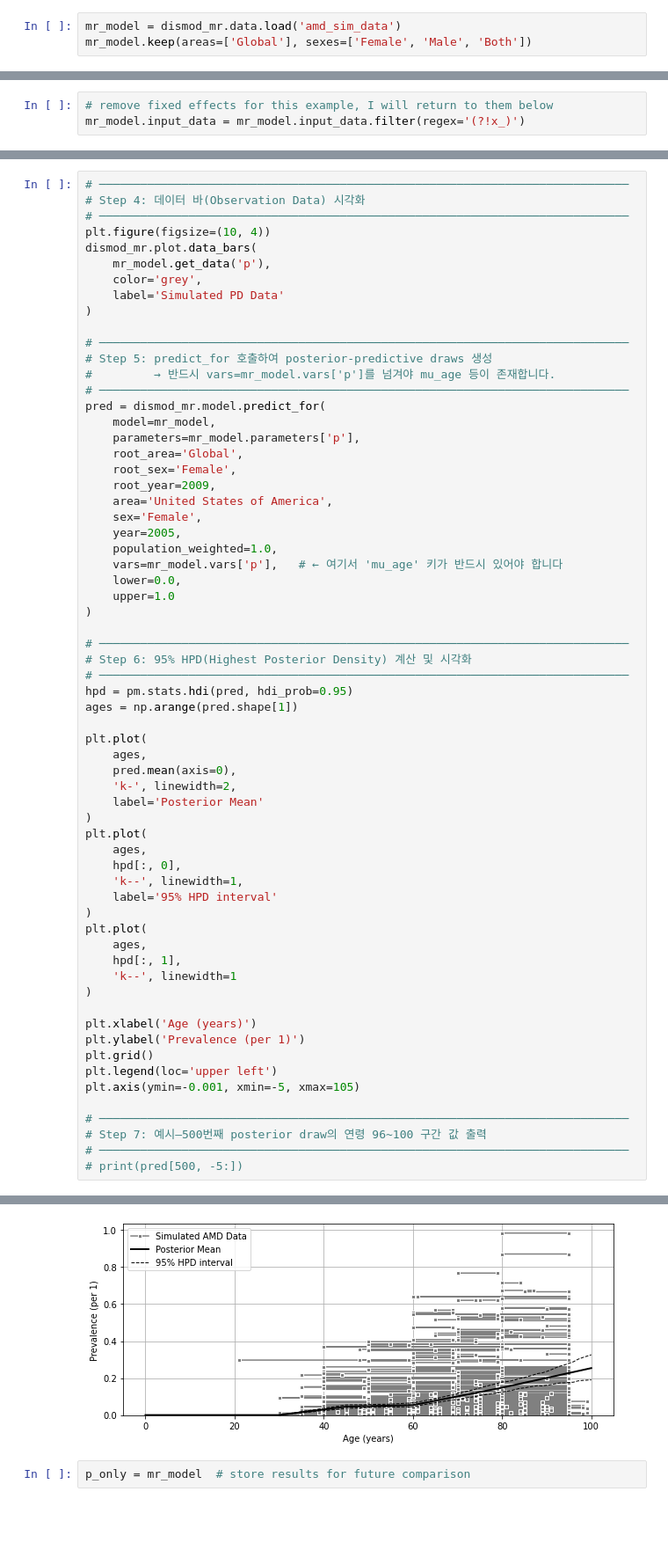
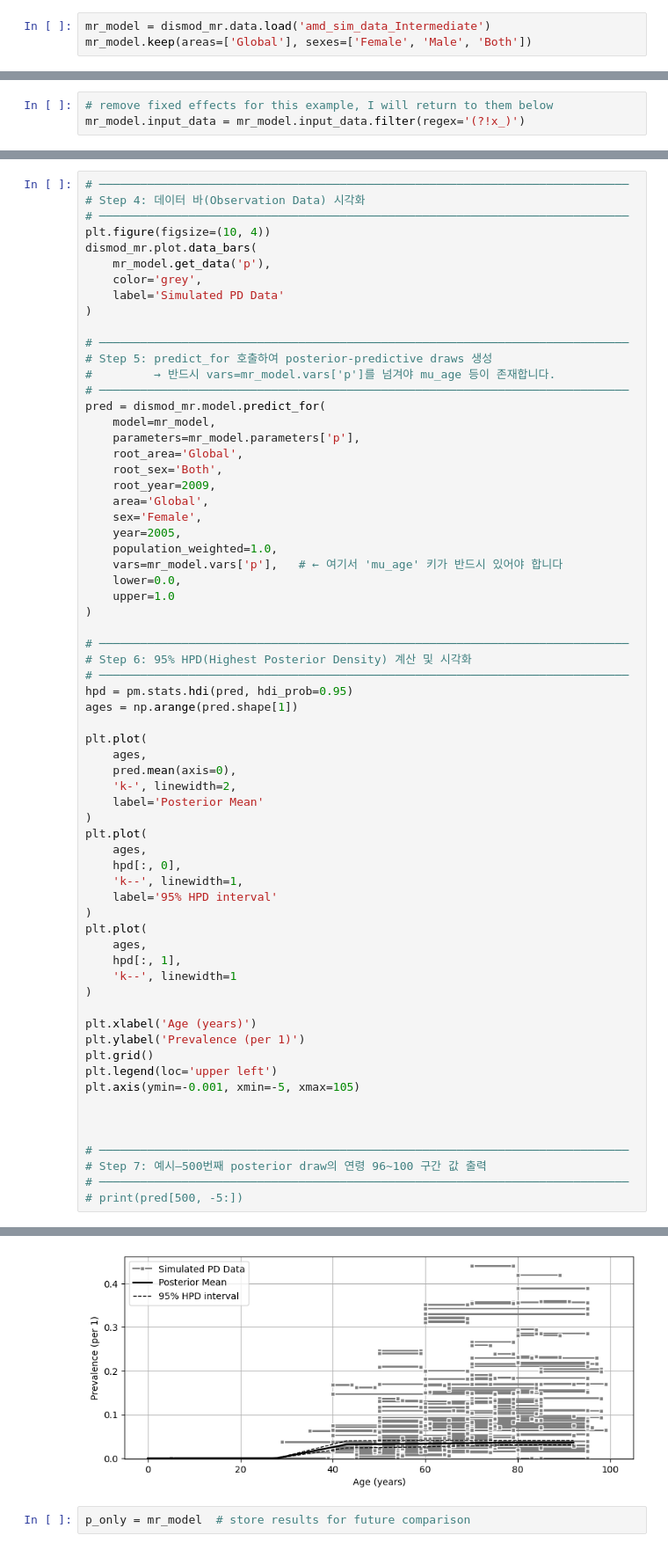
Before and after one commit to EonSJeon/dismod_mr_migrated, a Jupyter notebook: examples/amd_sim_data.ipynb, the cells around one changed output, grey strips where cells are left out. Shown at 88% size. Drawn from its saved outputs; the diff is of its cells as text; blank space fills up the shorter version.

```diff
--- a/examples/amd_sim_data.ipynb
+++ b/examples/amd_sim_data.ipynb
@@ -17,6 +14,6 @@ sys.path.append(os.path.dirname(os.getcwd()))
 import numpy as np, matplotlib.pyplot as plt, pandas as pd, pymc as pm
 import dismod_mr
 # %%
-mr_model = dismod_mr.data.load('amd_sim_data')
+mr_model = dismod_mr.data.load('amd_sim_data_Intermediate')
 mr_model.keep(areas=['Global'], sexes=['Female', 'Male', 'Both'])
 # %% [output]
@@ -144,9 +179,9 @@ pred = dismod_mr.model.predict_for(
     model=mr_model,
     parameters=mr_model.parameters['p'],
     root_area='Global',
-    root_sex='Female',
+    root_sex='Both',
     root_year=2009,
-    area='United States of America',
+    area='Global',
     sex='Female',
     year=2005,
     population_weighted=1.0,
@@ -185,6 +220,8 @@ plt.grid()
 plt.legend(loc='upper left')
 plt.axis(ymin=-0.001, xmin=-5, xmax=105)
 
+
+
 # ─────────────────────────────────────────────────────────────────────────────
 # Step 7: 예시—500번째 posterior draw의 연령 96~100 구간 값 출력
 # ─────────────────────────────────────────────────────────────────────────────
@@ -195,4 +231,4 @@ plt.axis(ymin=-0.001, xmin=-5, xmax=105)
-[figure, old version]
+[figure, new version]
 # %%
 p_only = mr_model  # store results for future comparison
 # %% [markdown]
```
Also changed, not shown: parts of 8 cells of this notebook.
